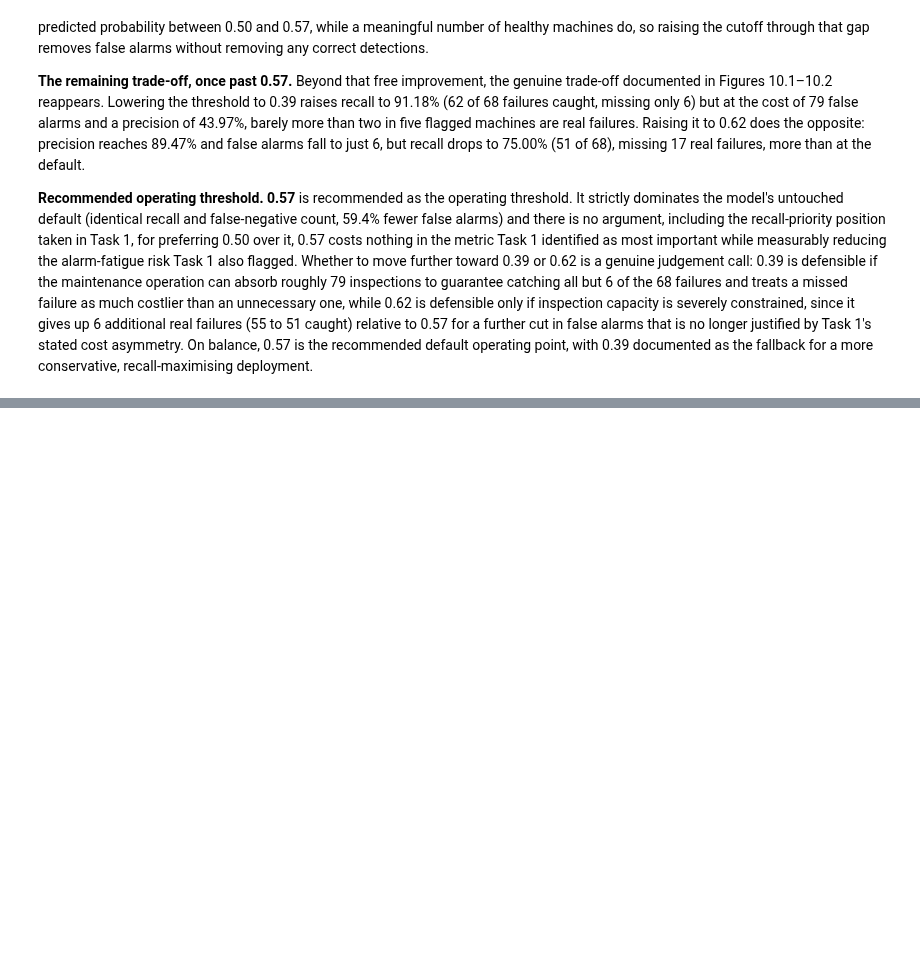
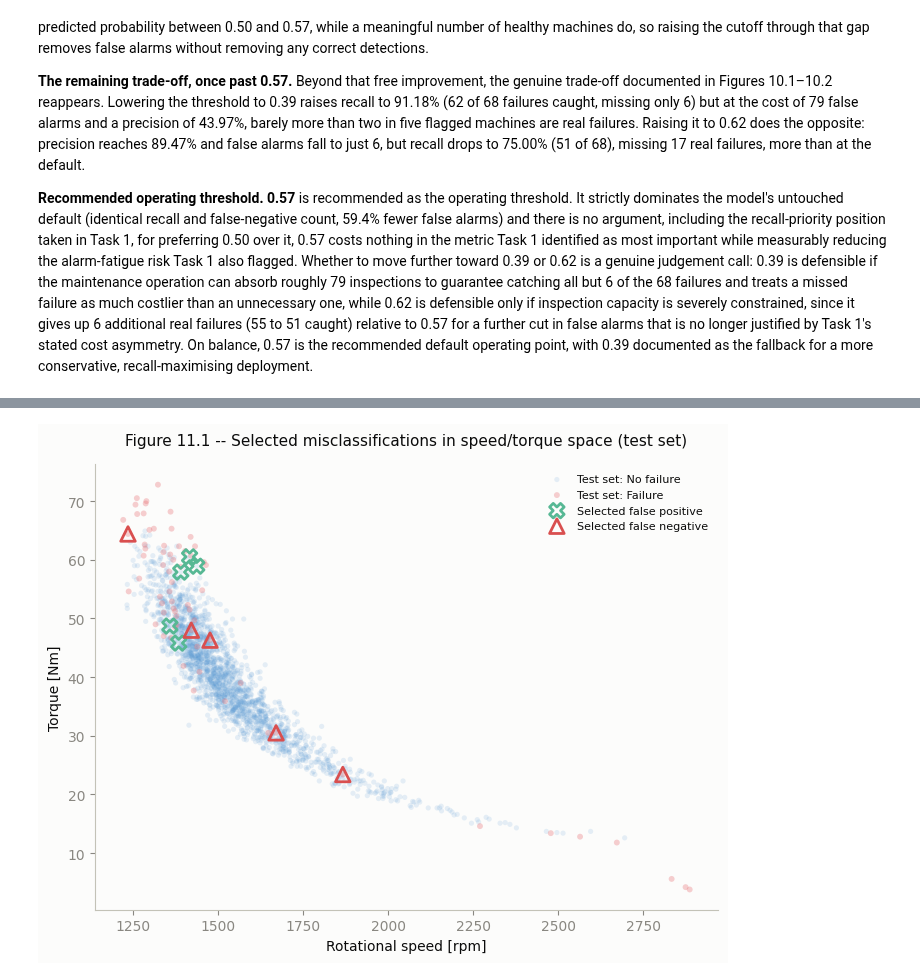
Before and after one commit to JoseAlberto88/Predictive-Maintenance-Dataset, a Jupyter notebook: Predictive_Maintenance_Dataset.ipynb, the cells around one changed output, grey strips where cells are left out. Saved outputs shown, nothing was run; the diff lists cells and outputs as text; code cells hidden in the pictures; blank space fills up the shorter version.

```diff
--- a/Predictive_Maintenance_Dataset.ipynb
+++ b/Predictive_Maintenance_Dataset.ipynb
@@ -2850,0 +3074,40 @@ plt.show()
+# %%
+# 11.5 Visualization: where the 10 selected errors sit in speed/torque
+# space, against the full test set (same axes as Task 3's Figure 3.4b)
+
+# Background points reuse the established failure-status colours at low
+# opacity (context only); the 10 selected misclassifications are overlaid at
+# full opacity with distinct marker shapes so they are identifiable by error
+# type without relying on colour alone (direct-label "relief", consistent
+# with the dataviz skill's contrast-WARN handling used in every prior
+# figure). Colour choice mirrors Task 10 Figure 10.2's semantics: a false
+# negative IS a missed failure (COLOR_FAILURE), a false positive is a
+# healthy machine wrongly flagged (COLOR_NO_FAILURE).
+fig, ax = plt.subplots(figsize=(7, 5.5))
+ax.scatter(test_results.loc[test_results['Actual'] == 0, 'Rotational speed [rpm]'],
+           test_results.loc[test_results['Actual'] == 0, 'Torque [Nm]'],
+           color=COLOR_NO_FAILURE, alpha=0.15, s=14, label='Test set: No failure', edgecolor='none')
+ax.scatter(test_results.loc[test_results['Actual'] == 1, 'Rotational speed [rpm]'],
+           test_results.loc[test_results['Actual'] == 1, 'Torque [Nm]'],
+           color=COLOR_FAILURE, alpha=0.35, s=18, label='Test set: Failure', edgecolor='none')
+
+ax.scatter(selected_fp['Rotational speed [rpm]'], selected_fp['Torque [Nm]'],
+           facecolor='none', edgecolor=COLOR_NO_FAILURE_STRONG, linewidth=2, s=110, marker='X',
+           label='Selected false positive')
+ax.scatter(selected_fn['Rotational speed [rpm]'], selected_fn['Torque [Nm]'],
+           facecolor='none', edgecolor=COLOR_FAILURE_STRONG, linewidth=2, s=110, marker='^',
+           label='Selected false negative')
+
+ax.set_xlabel("Rotational speed [rpm]")
+ax.set_ylabel("Torque [Nm]")
+ax.set_title("Figure 11.1 -- Selected misclassifications in speed/torque space (test set)", fontsize=11)
+ax.legend(frameon=False, loc='upper right', fontsize=8)
+ax.spines[['top', 'right']].set_visible(False)
+ax.spines[['left', 'bottom']].set_color(AXIS_COLOR)
+ax.tick_params(colors=TEXT_MUTED)
+ax.grid(False)
+plt.tight_layout()
+savefig("fig11_1_misclassifications_speed_torque.png")
+plt.show()
+# %% [output]
+[figure, added]
```
Also changed, not shown: parts of 7 cells of this notebook.
